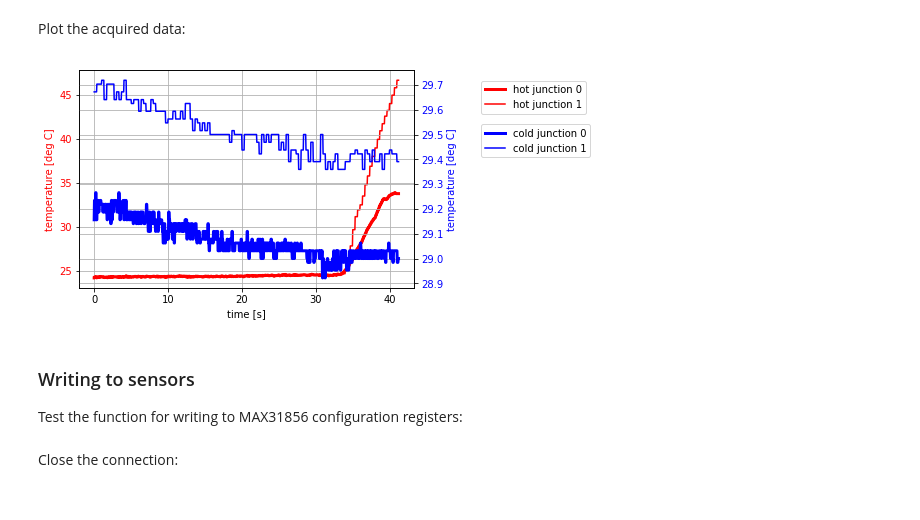
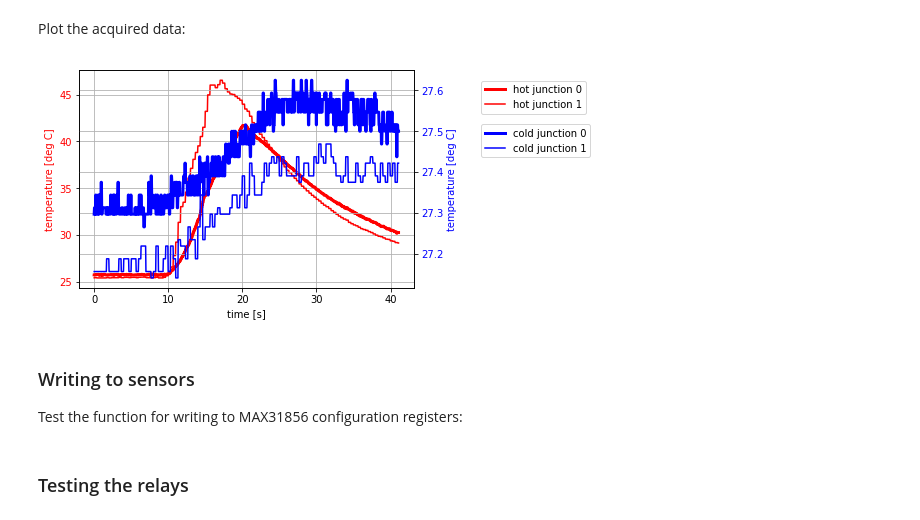
Before and after one commit to js216/Arduino-codes, a Jupyter notebook: Target_making_machine/Target-making machine.ipynb, the cells around one changed output. Drawn from its saved outputs; the diff is of its cells as text; code cells hidden in the pictures.

Commit message:
relays

```diff
--- a/Target_making_machine/Target-making machine.ipynb
+++ b/Target_making_machine/Target-making machine.ipynb
@@ -13,3 +16,5 @@ from tqdm import tqdm_notebook
+# %%
+f = h5py.File('data.hdf5', 'a')
 # %% [markdown]
 Connect to the Arduino:
 # %%
@@ -105,34 +122,33 @@ for i in tqdm_notebook(range(1000)):
 Plot the acquired data:
 # %%
 # get data
-data = np.array(raw_data).T
-data[0] -= data[0][0]
+data = f["sample temperature measurements2"]
 
 # setup plot axes
 fig, ax1 = plt.subplots()
 hot, cold = "red", "blue"
 ax1.tick_params(axis='y', labelcolor=hot)
 ax2 = ax1.twinx()
 ax2.tick_params(axis='y', labelcolor=cold)
 
 # plot data
 ax1.plot(data[0], data[1], label="hot junction 0", color=hot, lw=3)
 ax1.plot(data[0], data[2], label="hot junction 1", color=hot)
 ax2.plot(data[0], data[3], label="cold junction 0", color=cold, lw=3)
 ax2.plot(data[0], data[4], label="cold junction 1", color=cold)
 
 # plot labels
 ax1.set_xlabel("time [s]")
 ax1.set_ylabel("temperature [deg C]", color=hot)
 ax2.set_ylabel("temperature [deg C]", color=cold)
 
 # plot format
 ax1.legend(loc=(1.2,.8))
 ax2.legend(loc=(1.2,.6))
 ax1.grid()
 ax2.grid()
 # %% [output]
-[figure, old version]
+[figure, new version]
 # %% [markdown]
 ### Writing to sensors
 
@@ -140,5 +156,3 @@ Test the function for writing to MAX31856 configuration registers:
 # %%
 a.write_raw(b"w" + bytes(bytearray([0b10000000, 0b00000011])));
 a.write_raw(b"W" + bytes(bytearray([0b10000000, 0b01110011])));
-# %% [markdown]
-Close the connection:
@@ -146,0 +159,2 @@ a.close()
+# %% [markdown]
+### Testing the relays
```
Also changed, not shown: parts of 12 cells of this notebook, 2 other files.
